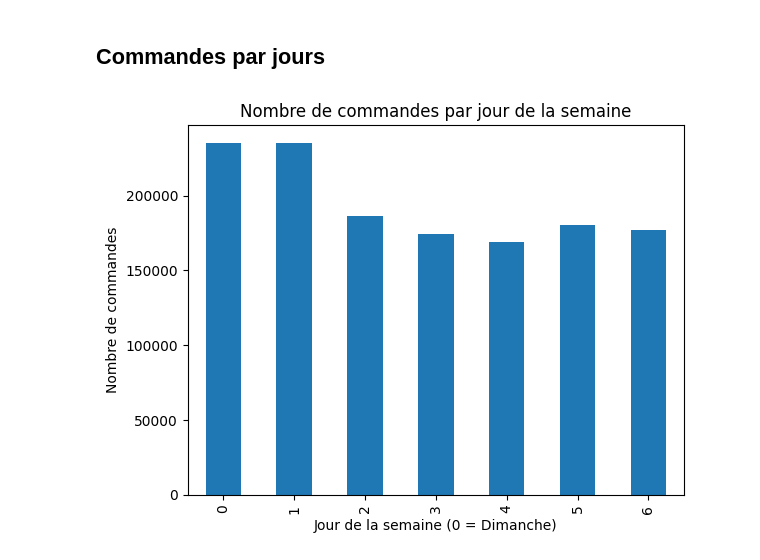
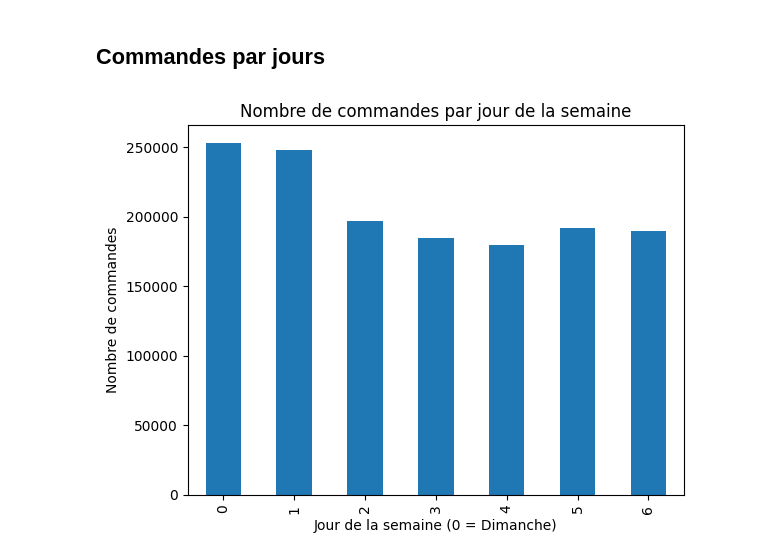
Before and after one commit to LeMatt28/Nextbuy-AI, a Jupyter notebook: notebook.ipynb, the cells around one changed output. Drawn from its saved outputs; the diff is of its cells as text; code cells hidden in the pictures.

```diff
--- a/notebook.ipynb
+++ b/notebook.ipynb
@@ -104,16 +103,23 @@ dept_popularity.head()
 # %% [markdown]
 ## Commandes par jours
 # %%
-# compter le nombre de commandes par jour
-orders_per_day = df.groupby("order_dow")["order_id"].nunique()
+# compter le nombre de commandes par jour (0=Dimanche)
+orders_per_day = (
+	orders.dropna(subset=["order_dow"])
+	.assign(order_dow=lambda x: x["order_dow"].astype(int))
+	.loc[lambda x: x["order_dow"].between(0, 6)]
+	.groupby("order_dow")["order_id"]
+	.nunique()
+	.reindex(range(7), fill_value=0)
+)
 
 # graphique
 orders_per_day.plot(kind="bar")
 
 plt.title("Nombre de commandes par jour de la semaine")
 plt.xlabel("Jour de la semaine (0 = Dimanche)")
 plt.ylabel("Nombre de commandes")
 
 plt.show()
 # %% [output]
-[figure, old version]
+[figure, new version]
```
Also changed, not shown: parts of 11 cells of this notebook.
